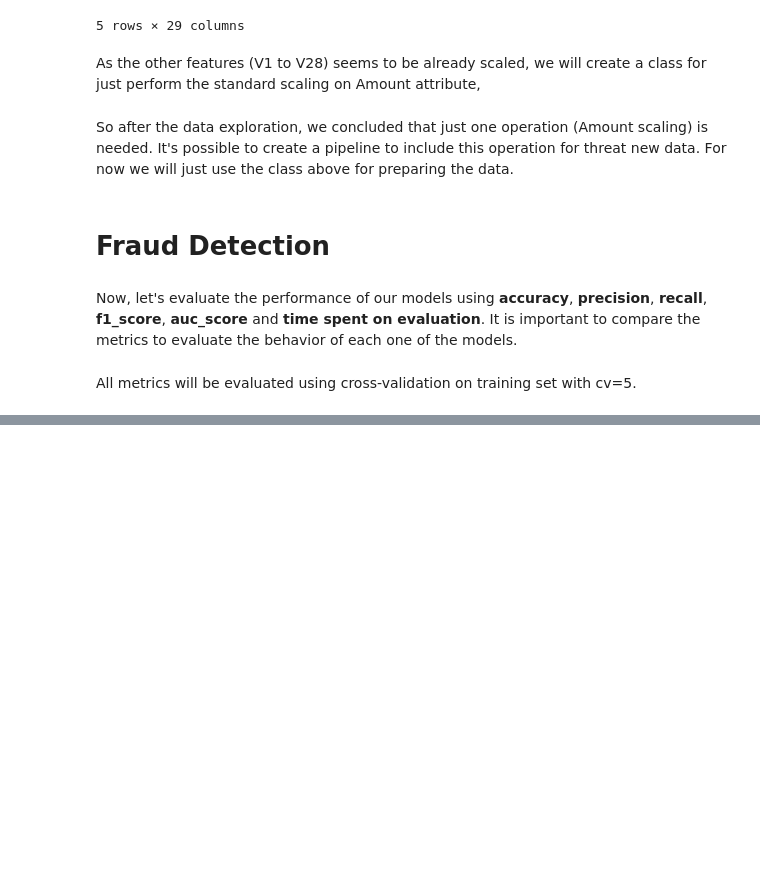
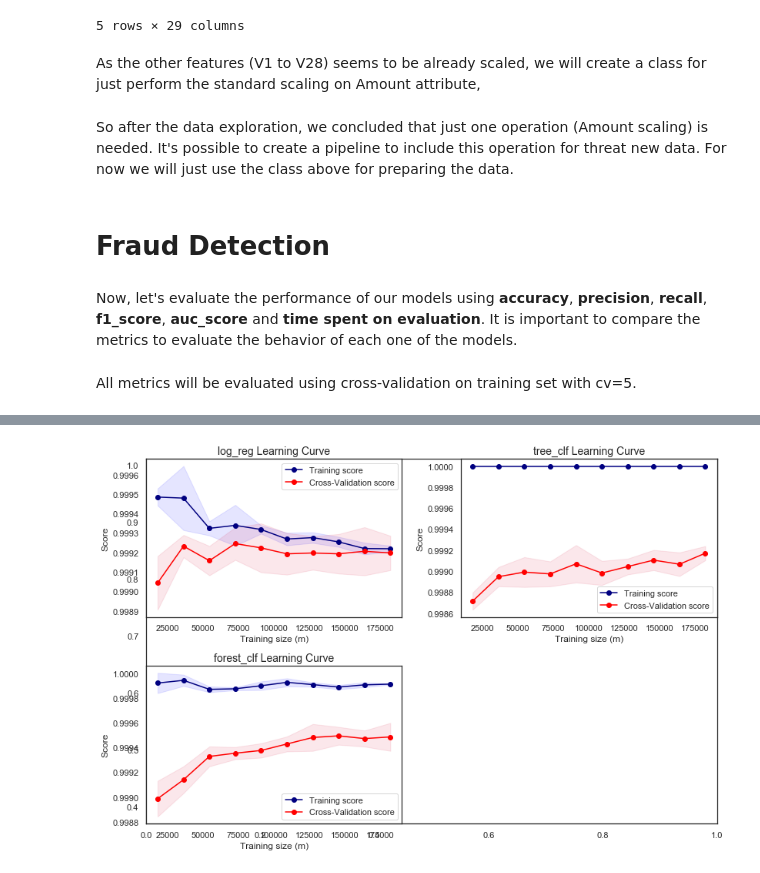
Before and after one commit to rhiroakidata/kaggle, a Jupyter notebook: 03_credit_card_fraud_detection/credit_card_fraud_v6_kaggle_us.ipynb, the cells around one changed output, grey strips where cells are left out. Drawn from its saved outputs; the diff is of its cells as text; code cells hidden in the pictures; blank space fills up the shorter version.

```diff
--- a/03_credit_card_fraud_detection/credit_card_fraud_v6_kaggle_us.ipynb
+++ b/03_credit_card_fraud_detection/credit_card_fraud_v6_kaggle_us.ipynb
@@ -182,7 +182,7 @@ def model_confusion_matrix(classifiers, X, y, cmap=plt.cm.Blues):
         Beautiful confusion matrix for all the models
     """
     i = 1
-    plt.figure(figsize=(11, 11))
+    plt.figure(figsize=(12, 4))
     sns.set(style='white', palette='muted', color_codes=True)
     labels = ['Non-Fraud', 'Fraud']
 
@@ -191,7 +191,7 @@ def model_confusion_matrix(classifiers, X, y, cmap=plt.cm.Blues):
         y_pred = model.predict(X)
         model_cf_mx = confusion_matrix(y, y_pred)
         model_name = model.__class__.__name__
-        plt.subplot(3, 3, i)
+        plt.subplot(1, 3, i)
         plot_confusion_matrix(model_cf_mx, labels, title=model_name + '\nConfusion Matrix', cmap=cmap)
         i += 1
 
@@ -231,11 +231,17 @@ def plot_learning_curve(trained_models, X, y, ylim=None, cv=5, n_jobs=1,
     Output:
         Learning curves for the models
     """
-    fig, axs = plt.subplots(nrows=3, ncols=2, figsize=(17, 17))
+    fig = plt.figure(constrained_layout=True, figsize=(12, 8))
+    gs = GridSpec(2, 2, figure=fig, width_ratios=[10,10], height_ratios=[2, 2])
+    #fig, axs = plt.subplots(nrows=2, ncols=2, figsize=(17, 17))
     if ylim is not None:
         plt.ylim(*ylim)
+
+    ax1 = fig.add_subplot(gs[0, 0])
+    ax2 = fig.add_subplot(gs[0, 1])
+    ax3 = fig.add_subplot(gs[1, 0])
+    axis = [ax1, ax2, ax3]
     i = 0
-    j = 0
     for key, model in trained_models.items():
         train_sizes, train_scores, test_scores = learning_curve(model, X, y, cv=cv, n_jobs=n_jobs,
                                                                 train_sizes=train_sizes)
@@ -243,23 +249,20 @@ def plot_learning_curve(trained_models, X, y, ylim=None, cv=5, n_jobs=1,
         train_scores_std = np.std(train_scores, axis=1)
         test_scores_mean = np.mean(test_scores, axis=1)
         test_scores_std = np.std(test_scores, axis=1)
-        axs[i, j].fill_between(train_sizes, train_scores_mean - train_scores_std,
+        axis[i].fill_between(train_sizes, train_scores_mean - train_scores_std,
                                train_scores_mean + train_scores_std, alpha=0.1, color='blue')
-        axs[i, j].fill_between(train_sizes, test_scores_mean - test_scores_std,
+        axis[i].fill_between(train_sizes, test_scores_mean - test_scores_std,
                                test_scores_mean + test_scores_std, alpha=0.1, color='crimson')
-        axs[i, j].plot(train_sizes, train_scores_mean, 'o-', color="navy",
+        axis[i].plot(train_sizes, train_scores_mean, 'o-', color="navy",
                        label="Training score")
-        axs[i, j].plot(train_sizes, test_scores_mean, 'o-', color="red",
+        axis[i].plot(train_sizes, test_scores_mean, 'o-', color="red",
                        label="Cross-Validation score")
-        axs[i, j].set_title(f'{key} Learning Curve', size=14)
-        axs[i, j].set_xlabel('Training size (m)')
-        axs[i, j].set_ylabel('Score')
-        axs[i, j].grid(True)
-        axs[i, j].legend(loc='best')
-        j += 1
-        if j == 2:
-            i += 1
-            j = 0
+        axis[i].set_title(f'{key} Learning Curve', size=14)
+        axis[i].set_xlabel('Training size (m)')
+        axis[i].set_ylabel('Score')
+        axis[i].grid(True)
+        axis[i].legend(loc='best')
+        i += 1
 # %% [markdown]
 # Exploratory Data Analysis
 # %% [markdown]
@@ -503,0 +486,6 @@ train_performance.style.background_gradient(cmap=cm)
+# %%
+cv = ShuffleSplit(n_splits=100, test_size=0.2, random_state=42)
+plot_learning_curve(trained_models, X_train, y_train, (0.37, 1.01), cv=5, n_jobs=4)
+plt.tight_layout()
+# %% [output]
+[figure, added]
```
Also changed, not shown: parts of 10 cells of this notebook, 2 other files.
